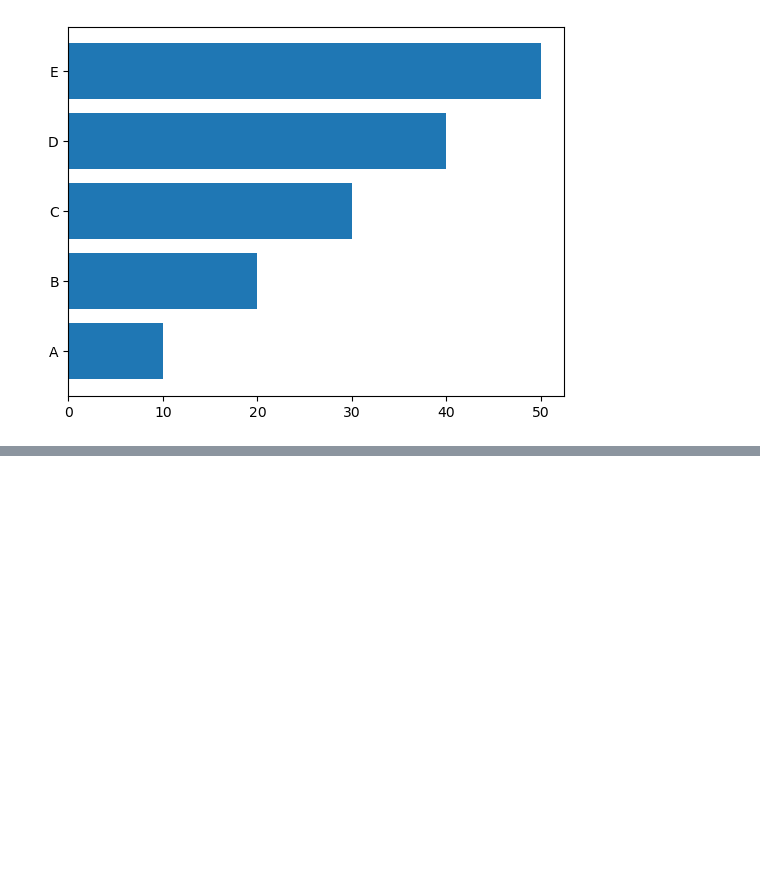
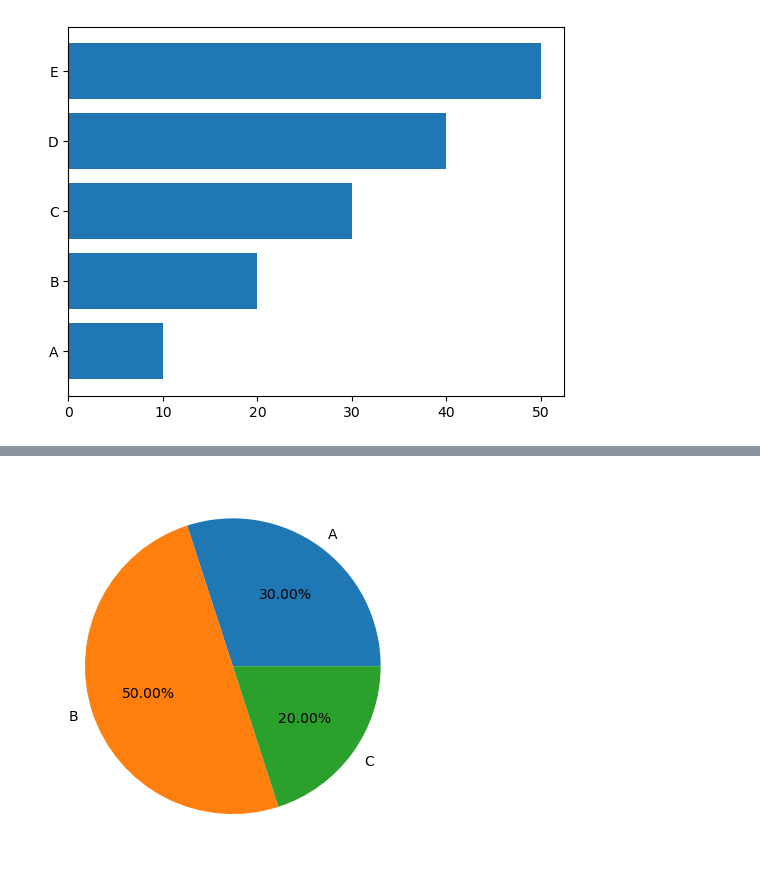
Before and after one commit to vizcardo1199/python-statitics, a Jupyter notebook: Python scripts/Part III/3.1 Matplotlib basic.ipynb, the cells around one changed output, grey strips where cells are left out. Cells and saved outputs as stored; diff of their text form; code cells hidden in the pictures; blank space fills up the shorter version.

```diff
--- a/Python scripts/Part III/3.1 Matplotlib basic.ipynb
+++ b/Python scripts/Part III/3.1 Matplotlib basic.ipynb
@@ -200,0 +219,13 @@ plt.show()
+# %%
+# Pie Chart (Graficos circulares)
+import numpy as np
+import matplotlib.pyplot as plt
+
+# Data de ejemplo
+labels = ['A','B','C']
+sizes = [30,50,20]
+
+plt.pie(sizes , labels=labels , autopct='%1.2f%%')
+plt.show()
+# %% [output]
+[figure, added]
```
Also changed, not shown: parts of 11 cells of this notebook.
